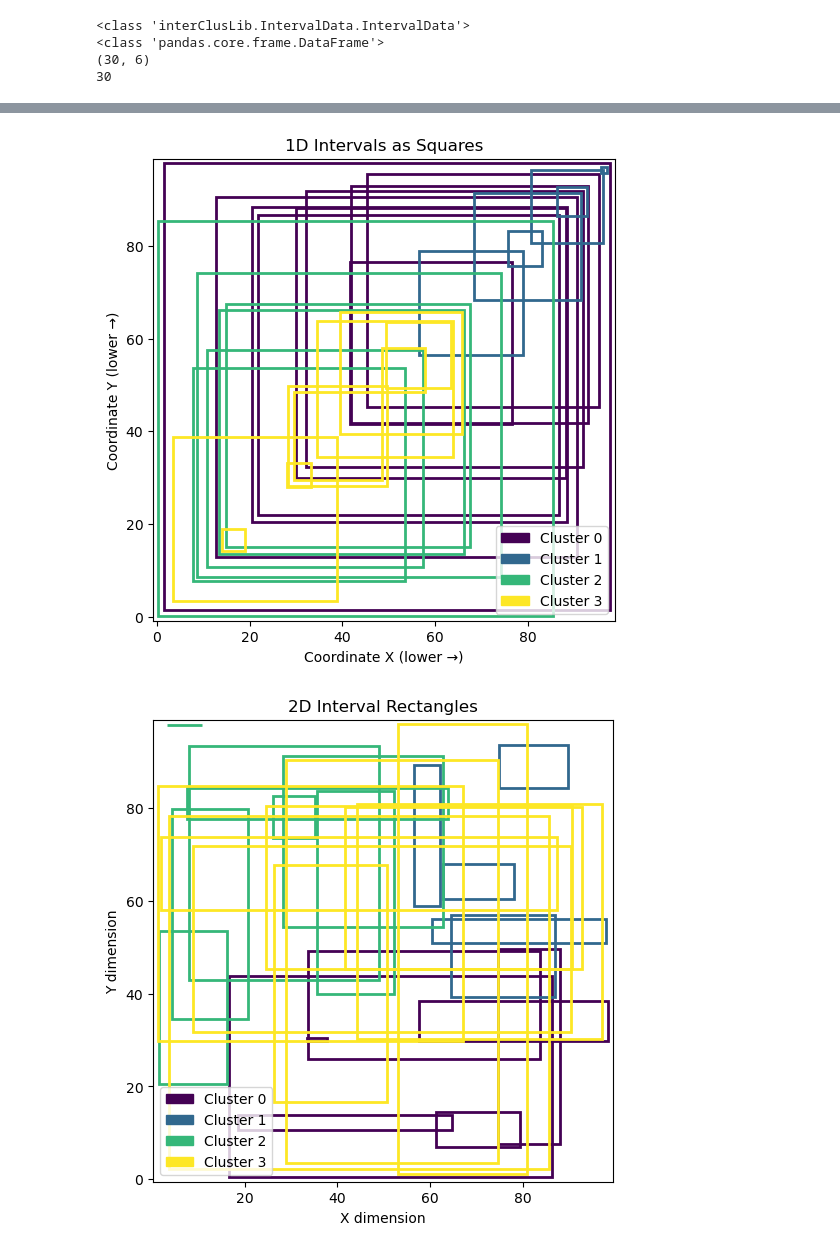
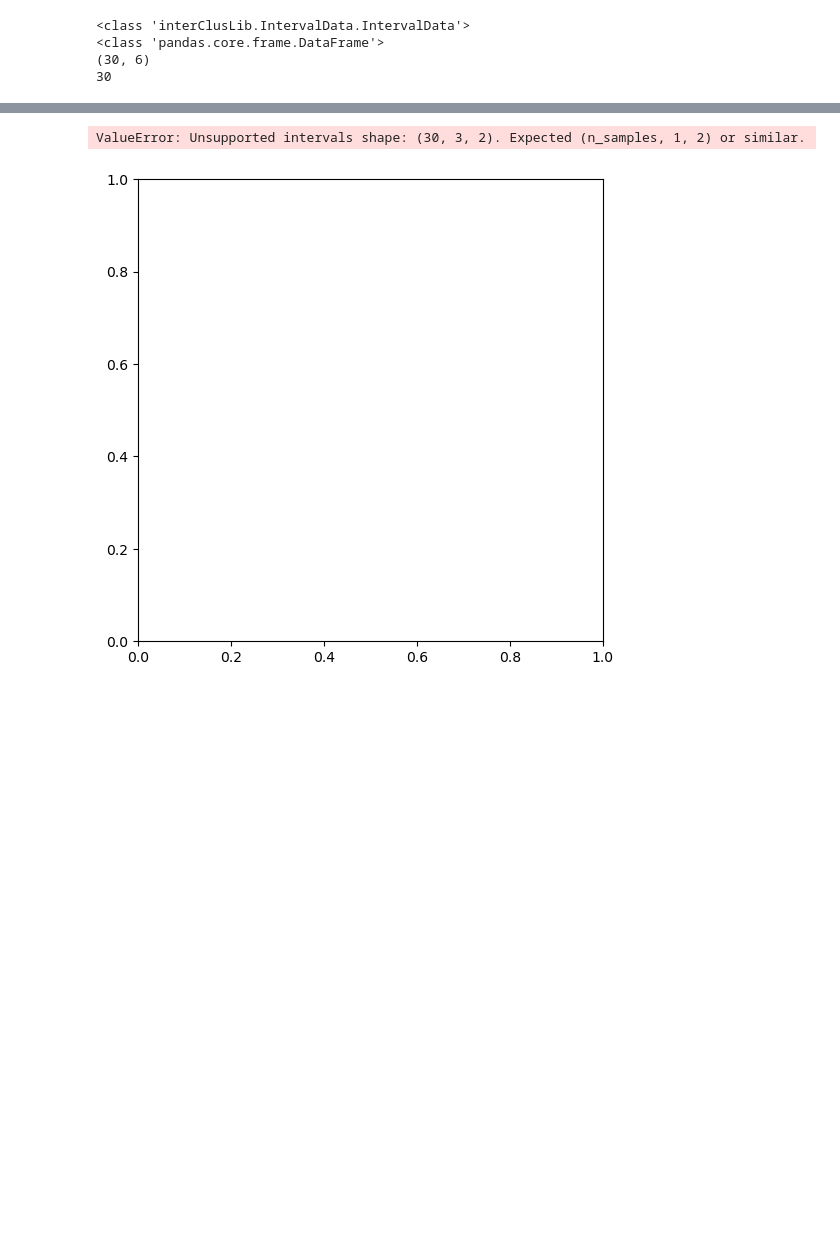
Before and after one commit to hchaenc/InterClusLib, a Jupyter notebook: examples/example_measurements.ipynb, the cells around one changed output, grey strips where cells are left out. Cells and saved outputs as stored; diff of their text form; code cells hidden in the pictures; blank space fills up the shorter version.

```diff
--- a/examples/example_measurements.ipynb
+++ b/examples/example_measurements.ipynb
@@ -169,5 +169,5 @@ plot_intervals_3D(random_data.get_intervals(), model.labels_)
 # %%
-random_data = IntervalData.random_data(30, 1)
+
 print("\n Random Interval Data:")
 print(random_data.data)
 
@@ -176,7 +176,6 @@ model.fit(random_data.get_intervals())
 
 plot_intervals_as_squares(random_data.get_intervals(), model.labels_)
 
-random_data = IntervalData.random_data(30, 2)
 
 model = IntervalKMeans(n_clusters=4,max_iter=20,tol=1e-4,random_state=42)
 model.fit(random_data.get_intervals())
@@ -203,3 +202,3 @@ plot_2d_intervals(random_data.get_intervals(), model.labels_)
+ValueError: Unsupported intervals shape: (30, 3, 2). Expected (n_samples, 1, 2) or similar.
-[figure, old version]
+[figure, new version]
-[figure, removed]
 # %%
```
Also changed, not shown: parts of 7 cells of this notebook, 2 other files.
